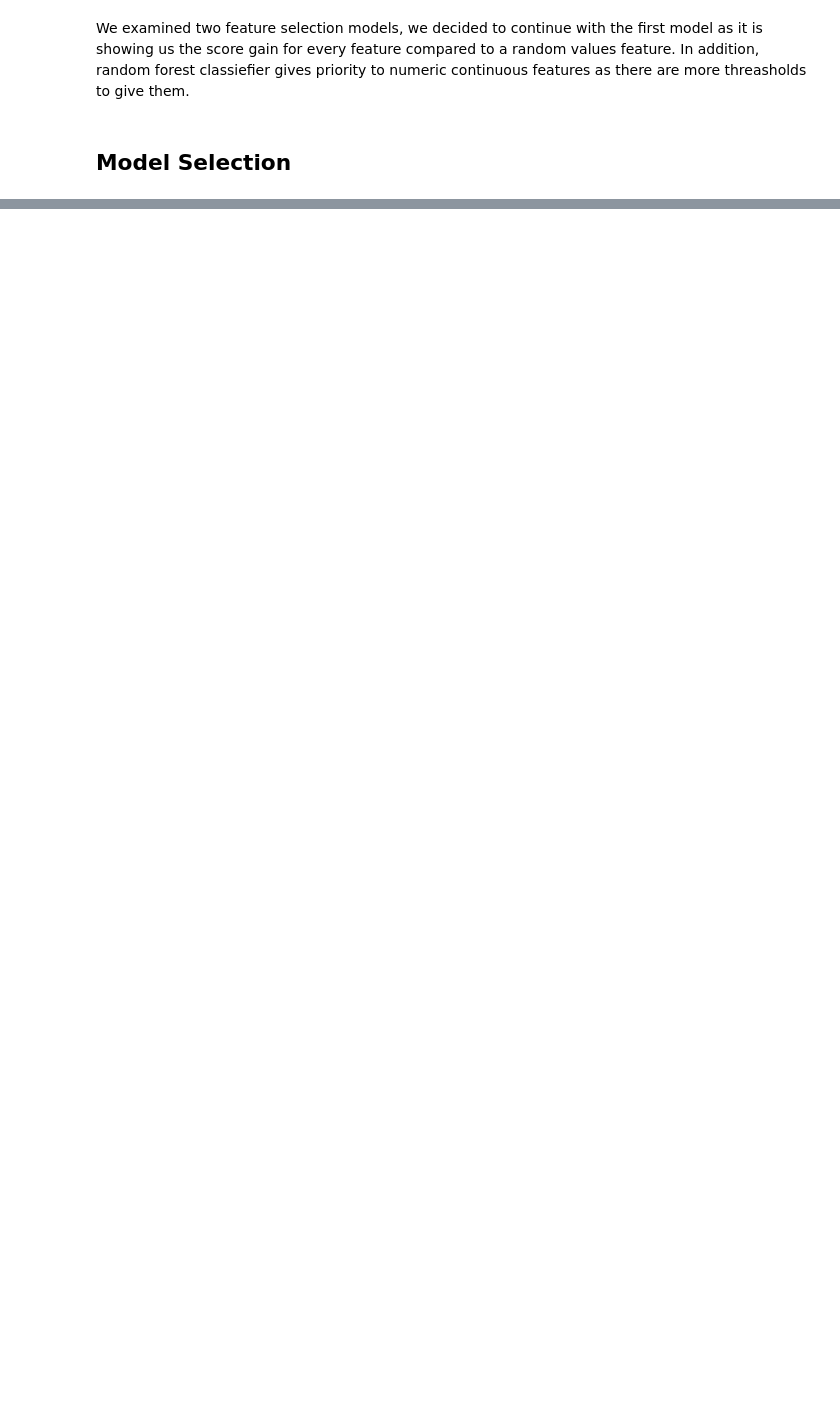
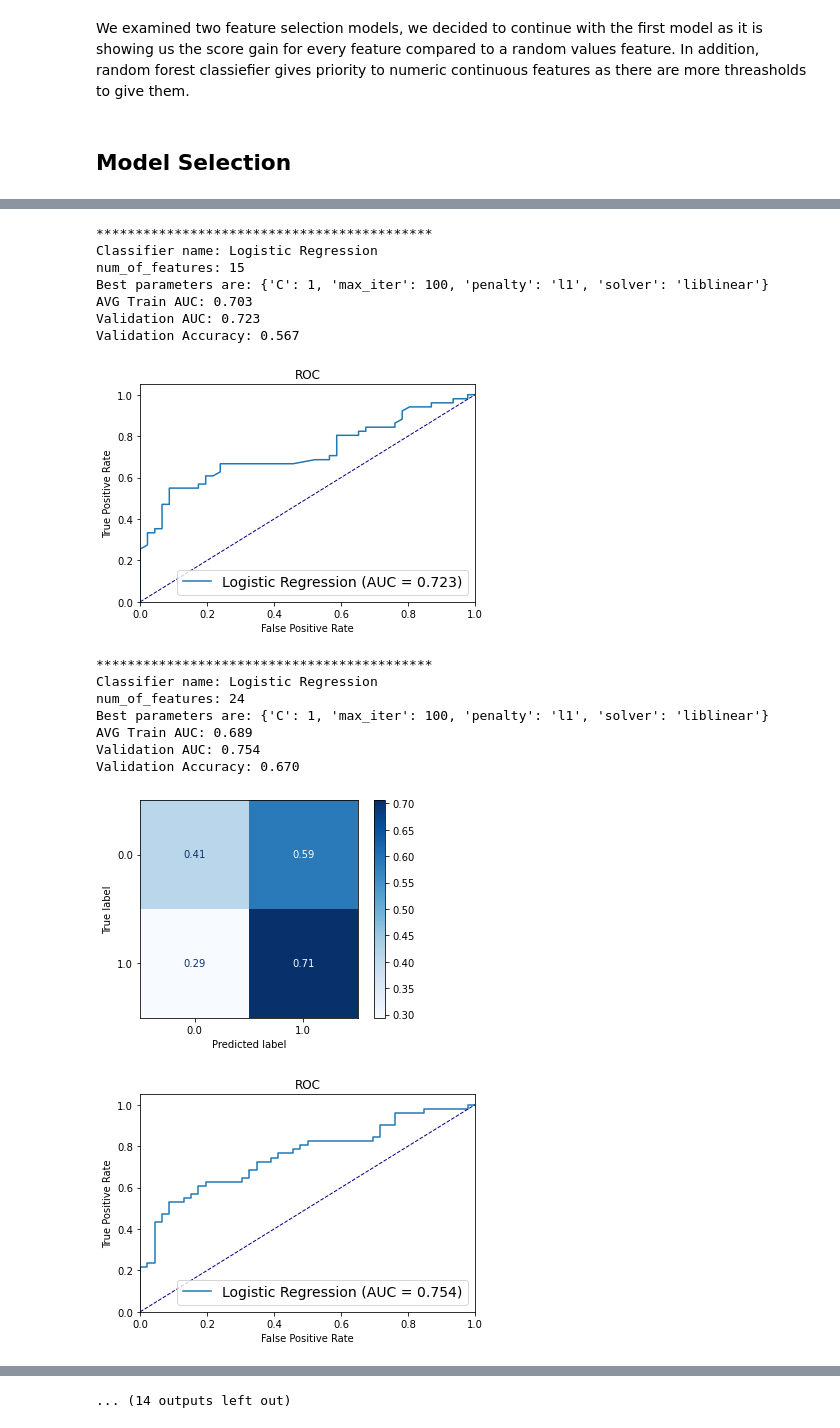
Before and after one commit to tamarshnirer/Anomality_Detection_in_Lymphoma_Patients, a Jupyter notebook: Untitled.ipynb, the cells around one changed output, grey strips where cells are left out. Drawn from its saved outputs; the diff is of its cells as text; code cells hidden in the pictures; blank space fills up the shorter version.

```diff
--- a/Untitled.ipynb
+++ b/Untitled.ipynb
@@ -746,0 +874,71 @@ In addition, random forest classiefier gives priority to numeric continuous feat
+# %%
+# -- Long runtime --
+best_params_per_model = {}
+y_pred_dict_per_model = {} # Saving the prediction of each model so we could show all ROC curves in one plot
+
+for classifier_name in model_clf:
+    for feat_group in (permutation_importance_feaures,all_features):
+        print('*******************************************')
+        print ('Classifier name:', classifier_name)
+        print ('num_of_features:',len(feat_group))
+
+        classifier = model_clf[classifier_name]
+        params = param_dist[classifier_name]
+        clf_model = GridSearchCV(classifier(), param_grid=params, scoring = 'roc_auc', cv=5,n_jobs=-1)
+        clf_model.fit(X_train_labeled[feat_group], y_train_labeled.values.ravel())
+
+        # Run the model with the best parameters
+        best_params = clf_model.best_params_
+        print('Best parameters are: {}'.format(best_params))
+        print('AVG Train AUC: {:.3f}'.format(clf_model.best_score_))
+
+        model_for_pred = classifier(**best_params)
+
+        model_for_pred.fit(X_train_labeled[feat_group],y_train_labeled.values.ravel())
+        y_pred = model_for_pred.predict_proba(X_test_labeled[feat_group])[:,1]
+
+        y_pred_dict_per_model[(classifier_name,len(feat_group))] = y_pred
+
+
+        fpr, tpr, thresholds = metrics.roc_curve(y_test_labeled, y_pred, pos_label=1)
+        auc = metrics.auc(fpr,tpr)
+        accuracy_score = metrics.accuracy_score(y_test_labeled, np.round(y_pred))
+        print('Validation AUC: {:.3f}'.format(auc))
+        print('Validation Accuracy: {:.3f}'.format(accuracy_score))
+        best_params_per_model[(classifier_name,len(feat_group))] = best_params
+        #----- Plots -----
+        # Plot ROC
+        lw=1
+        plt.figure()
+        plt.plot(fpr,tpr,label='{} (AUC = {:.3f})'.format(classifier_name,auc))
+        plt.plot([0, 1], [0, 1], color='navy', lw=lw, linestyle='--')
+        plt.xlim([0.0, 1.0])
+        plt.ylim([0.0, 1.05])
+        plt.xlabel('False Positive Rate')
+        plt.ylabel('True Positive Rate')
+        plt.title('ROC')
+        plt.legend(loc="lower right",fontsize=14)
+        plt.show()
+
+        # Plot Confusion Matrix
+        metrics.plot_confusion_matrix(model_for_pred,X_test_labeled[feat_group],y_test_labeled,cmap=plt.cm.Blues, normalize='true')
+
+        plt.grid(False)
+# %% [output]
+*******************************************
+Classifier name: Logistic Regression
+num_of_features: 15
+Best parameters are: {'C': 1, 'max_iter': 100, 'penalty': 'l1', 'solver': 'liblinear'}
+AVG Train AUC: 0.703
+Validation AUC: 0.723
+Validation Accuracy: 0.567
+[figure, added]
+*******************************************
+Classifier name: Logistic Regression
+num_of_features: 24
+Best parameters are: {'C': 1, 'max_iter': 100, 'penalty': 'l1', 'solver': 'liblinear'}
+AVG Train AUC: 0.689
+Validation AUC: 0.754
+Validation Accuracy: 0.670
+[figure, added]
+[figure, added]
@@ -746,0 +970 @@ In addition, random forest classiefier gives priority to numeric continuous feat
+... (14 outputs left out)
```
Also changed, not shown: parts of 14 cells of this notebook.
